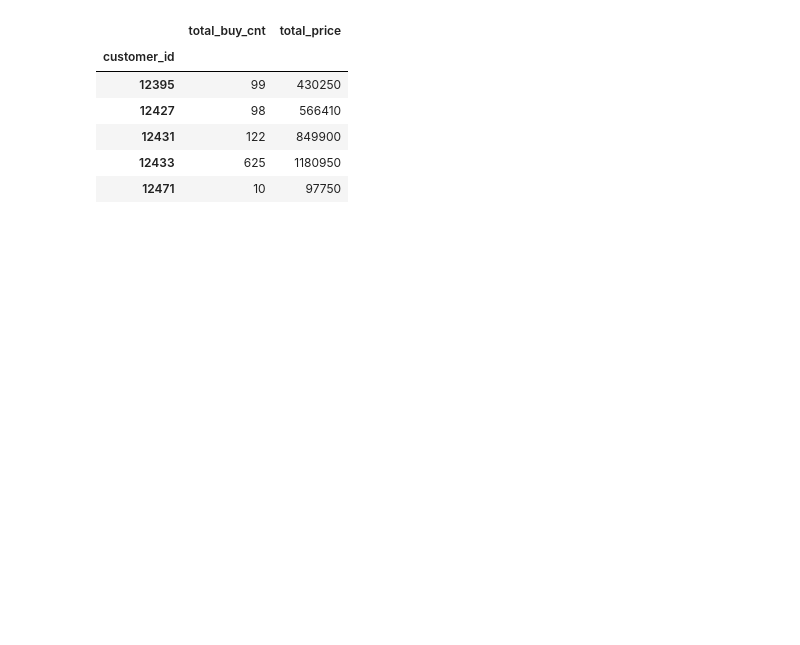
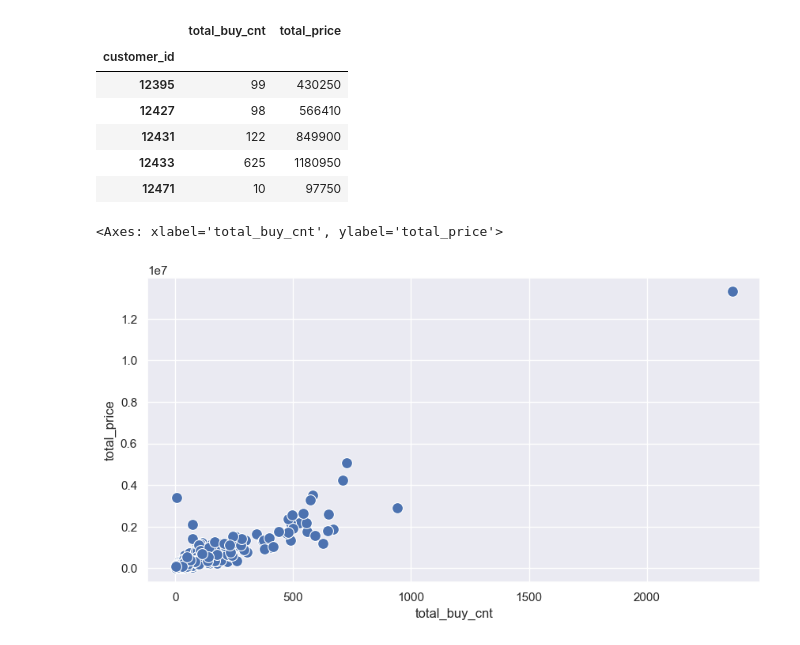
Before and after one commit to seonghyeon-min/data-science, a Jupyter notebook: clustering_2.ipynb, the cells around one changed output. Saved outputs shown, nothing was run; the diff lists cells and outputs as text; code cells hidden in the pictures; blank space fills up the shorter version.

```diff
--- a/clustering_2.ipynb
+++ b/clustering_2.ipynb
@@ -15,3 +16,13 @@ sales_df.head()
 | 12431 | 122 | 849900 |
 | 12433 | 625 | 1180950 |
 | 12471 | 10 | 97750 |
+# %%
+import seaborn as sns
+
+sns.set(style='darkgrid',
+        rc={'figure.figsize' : (10,5)})
+
+sns.scatterplot(x=sales_df['total_buy_cnt'], y=sales_df['total_price'], s=100)
+# %% [output]
+<Axes: xlabel='total_buy_cnt', ylabel='total_price'>
+[figure, added]
```
Also changed, not shown: parts of 11 cells of this notebook, 1 other file.
